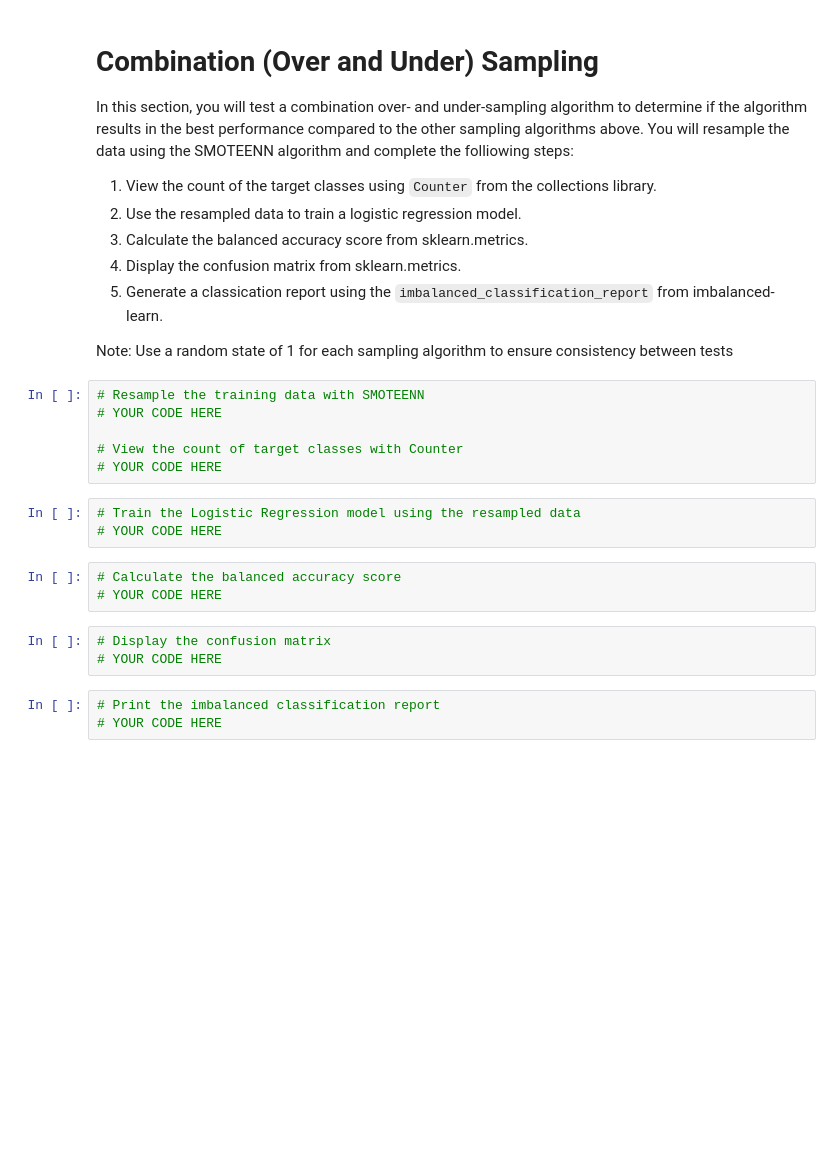
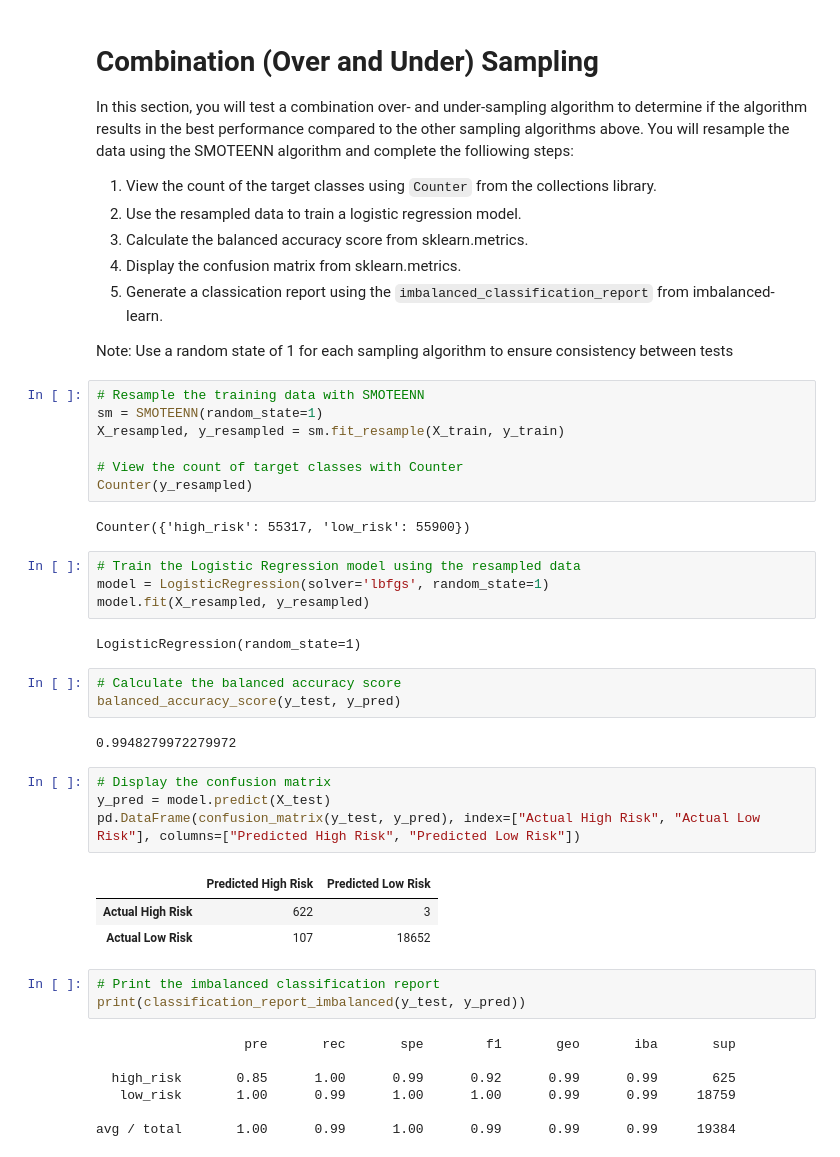
Before and after one commit to aaargyrou/Classification--risky-business, a Jupyter notebook: Code/credit_risk_resampling.ipynb, the cells around one changed output. Cells and saved outputs as stored; diff of their text form; blank space fills up the shorter version.

```diff
--- a/Code/credit_risk_resampling.ipynb
+++ b/Code/credit_risk_resampling.ipynb
@@ -290,22 +319,42 @@ In this section, you will test a combination over- and under-sampling algorithm
 Note: Use a random state of 1 for each sampling algorithm to ensure consistency between tests
 # %%
 # Resample the training data with SMOTEENN
-# YOUR CODE HERE
+sm = SMOTEENN(random_state=1)
+X_resampled, y_resampled = sm.fit_resample(X_train, y_train)
 
 # View the count of target classes with Counter
-# YOUR CODE HERE
+Counter(y_resampled)
+# %% [output]
+Counter({'high_risk': 55317, 'low_risk': 55900})
 # %%
 # Train the Logistic Regression model using the resampled data
-# YOUR CODE HERE
+model = LogisticRegression(solver='lbfgs', random_state=1)
+model.fit(X_resampled, y_resampled)
+# %% [output]
+LogisticRegression(random_state=1)
 # %%
 # Calculate the balanced accuracy score
-# YOUR CODE HERE
+balanced_accuracy_score(y_test, y_pred)
+# %% [output]
+0.9948279972279972
-# %%
-# Display the confusion matrix
-# YOUR CODE HERE
+# %%
+# Display the confusion matrix
+y_pred = model.predict(X_test)
+pd.DataFrame(confusion_matrix(y_test, y_pred), index=["Actual High Risk", "Actual Low Risk"], columns=["Predicted High Risk", "Predicted Low Risk"])
+# %% [output]
+|  | Predicted High Risk | Predicted Low Risk |
+| Actual High Risk | 622 | 3 |
+| Actual Low Risk | 107 | 18652 |
 # %%
 # Print the imbalanced classification report
-# YOUR CODE HERE
+print(classification_report_imbalanced(y_test, y_pred))
+# %% [output]
+                   pre       rec       spe        f1       geo       iba       sup
+
+  high_risk       0.85      1.00      0.99      0.92      0.99      0.99       625
+   low_risk       1.00      0.99      1.00      1.00      0.99      0.99     18759
+
+avg / total       1.00      0.99      1.00      0.99      0.99      0.99     19384
 # %% [markdown]
 # Final Questions
 
```
Also changed, not shown: parts of 18 cells of this notebook, 1 other file.
